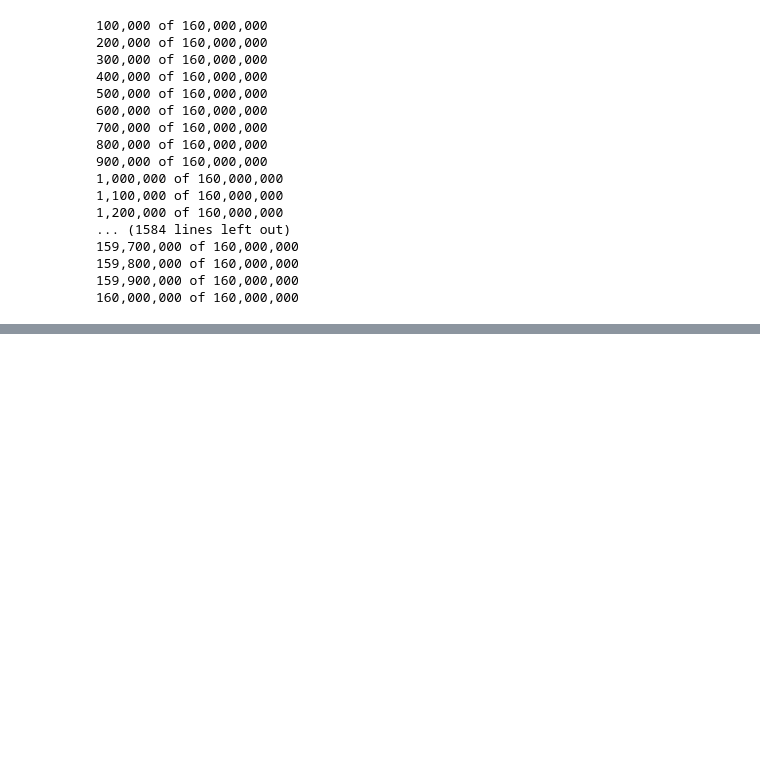
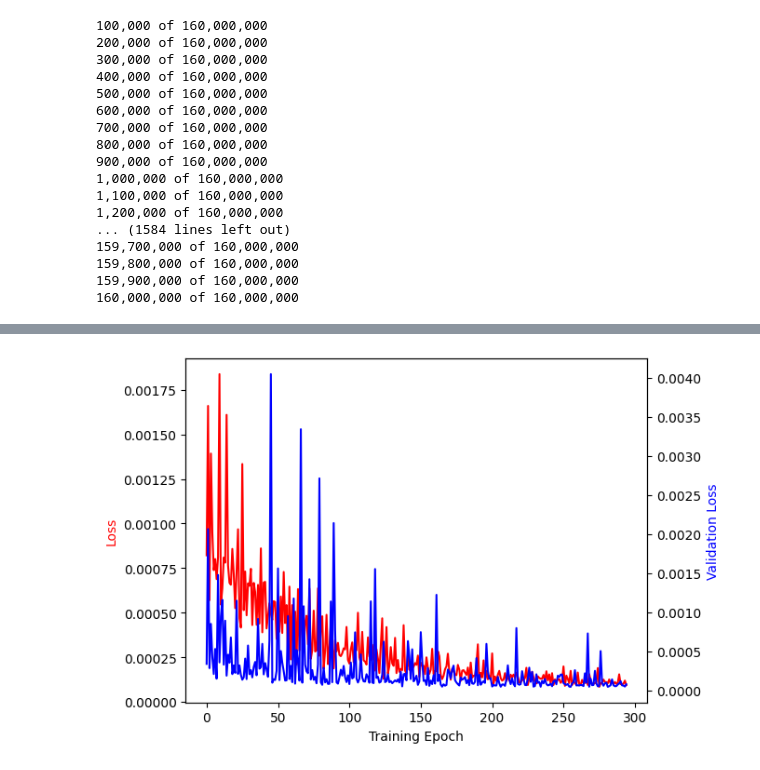
Before and after one commit to parrisma/optprice, a Jupyter notebook: jupyter/optprice.ipynb, the cells around one changed output, grey strips where cells are left out. Saved outputs shown, nothing was run; the diff lists cells and outputs as text; code cells hidden in the pictures; blank space fills up the shorter version.

```diff
--- a/jupyter/optprice.ipynb
+++ b/jupyter/optprice.ipynb
@@ -2592,0 +2682,27 @@ plot_price_surface(
+# %%
+Xs, Y1s, Y2s = shuffle(X1, Y1, Y2, random_state=42)
+Scaler = StandardScaler()
+Xss = np.asarray(Xs).reshape(-1, 1)
+Scaler.fit(Xss)
+Xss = Scaler.transform(Xss)
+X_train, X_test, Y_train, Y_test = train_test_split(Xss, Y1s, test_size=0.2)
+X_train = np.asarray(X_train)
+X_test = np.asarray(X_test)
+Y_train = np.asarray(Y_train)
+Y_test = np.asarray(Y_test)
+
+model = simple_model()
+# %%
+epochs = 400
+
+lr_decay = set_lr_decay(epochs * 2)
+
+history = model.fit(
+    X_train,
+    Y_train,
+    batch_size=4,
+    epochs=epochs,
+    verbose=1,
+    validation_data=(X_test, Y_test),
+    callbacks=[lr_callback]
+)
@@ -2592,0 +2728,6 @@ plot_price_surface(
+# %%
+loss = history.history["loss"]
+val_loss = history.history["val_loss"]
+plot_training_history(loss, val_loss, skip=105)
+# %% [output]
+[figure, added]
```
Also changed, not shown: parts of 17 cells of this notebook.
